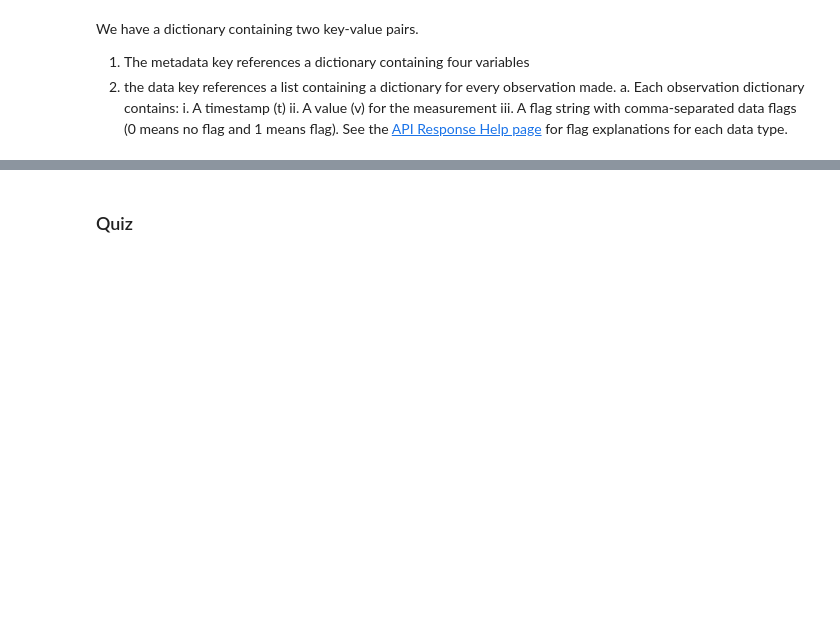
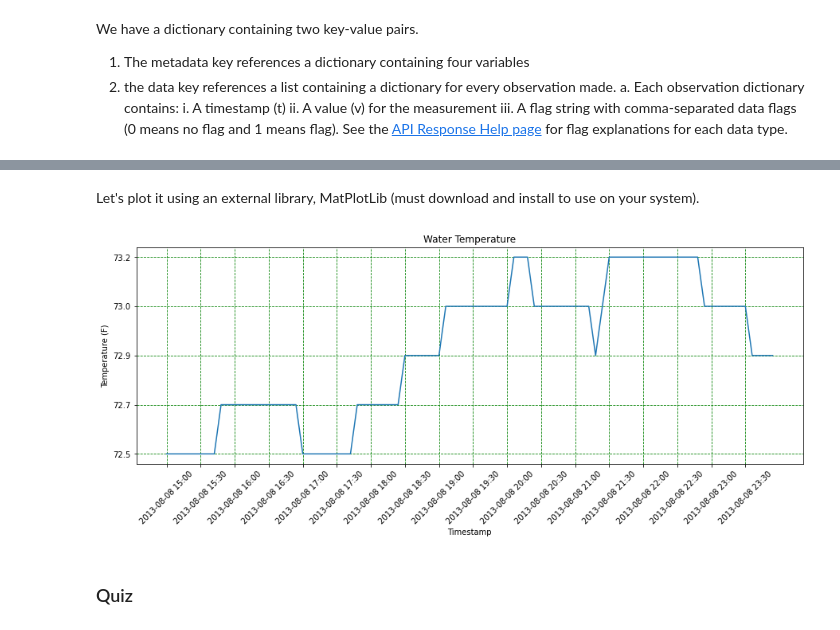
Before and after one commit to timmsgp/intropython, a Jupyter notebook: session_7_notebook.ipynb, the cells around one changed output, grey strips where cells are left out. Drawn from its saved outputs; the diff is of its cells as text; code cells hidden in the pictures; blank space fills up the shorter version.

```diff
--- a/session_7_notebook.ipynb
+++ b/session_7_notebook.ipynb
@@ -167,3 +190,26 @@ We have a dictionary containing two key-value pairs.
+# %% [markdown]
+Let's plot it using an external library, MatPlotLib (must download and install to use on your system).
+# %%
+import matplotlib.pyplot as plt
+
+ts=[] # an empty list fo the x axis
+tmp=[] # an empty list for the y axis
+for dict in output['data']: # Iterate over the data dictionaries to put the time and temp data in each list
+    ts.append(dict['t'])
+    tmp.append(dict['v'])
+
+
+fig, ax = plt.subplots(figsize=(15,5))
+ax.plot(ts,tmp)
+ax.set_xticks(ts[::5])
+ax.set_xticklabels(ts[::5], rotation=45)
+ax.set_title("Water Temperature")
+plt.xlabel("Timestamp")
+plt.ylabel("Temperature (F)")
+plt.grid(color='green',linestyle='--')
+plt.show()
+# %% [output]
+[figure, added]
 # %% [markdown]
 ### Quiz
 # %% [markdown]
```
Also changed, not shown: parts of 1 cell of this notebook.
